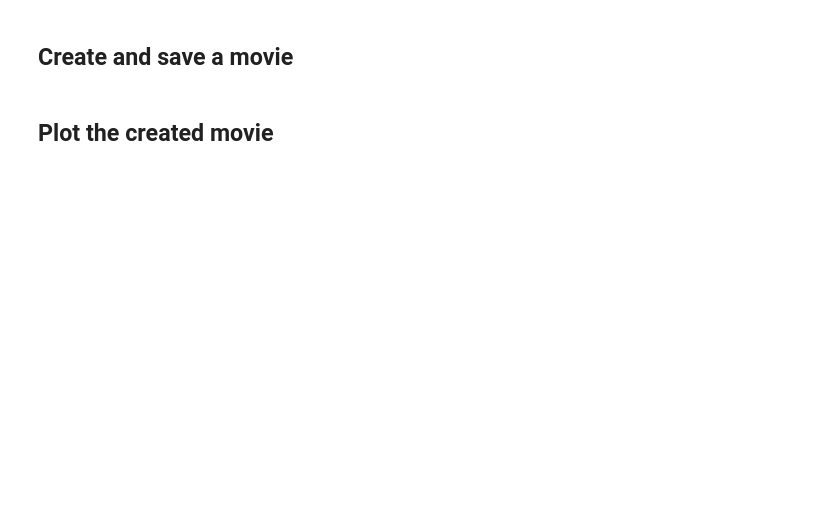
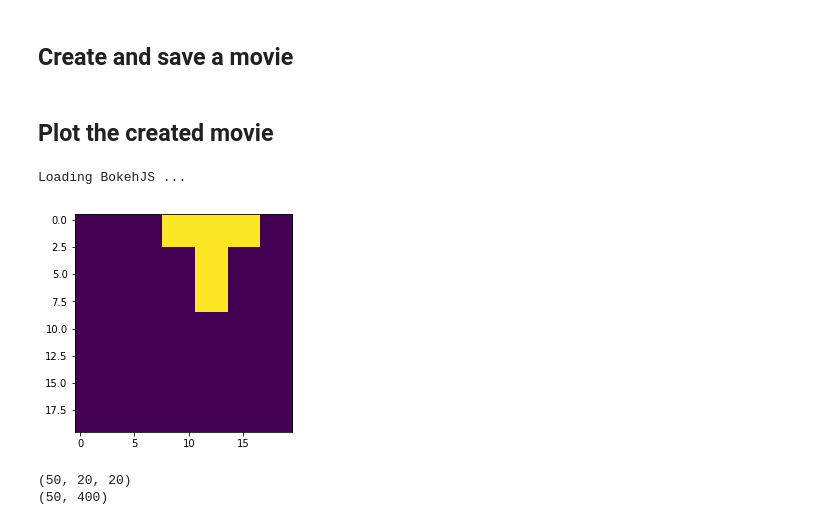
Before and after one commit to TomBugnon/deNEST, a Jupyter notebook: create_movie.ipynb, the cells around one changed output. Drawn from its saved outputs; the diff is of its cells as text; code cells hidden in the pictures; blank space fills up the shorter version.

```diff
--- a/create_movie.ipynb
+++ b/create_movie.ipynb
@@ -42,6 +48,11 @@ mv_cross = gen.create_movie(raw_input_dir, res, t, stim_type, save=True) # Creat
 # %%
 f = plot.init()
 # pyplot for one frame
-# plot.show_im(mv_tee[:,:,1])
-# fancy video (NB: Shows weirdly with high resolution -because of bokeh-)
+plot.show_im(mv_tee[1,:,:])
+# fancy bokeh video
 plot.animate(f, mv_tee, fps=5, t=0)
+# %% [output]
+Loading BokehJS ...
+[figure, added]
+(50, 20, 20)
+(50, 400)
```
Also changed, not shown: parts of 3 cells of this notebook, 6 other files.
